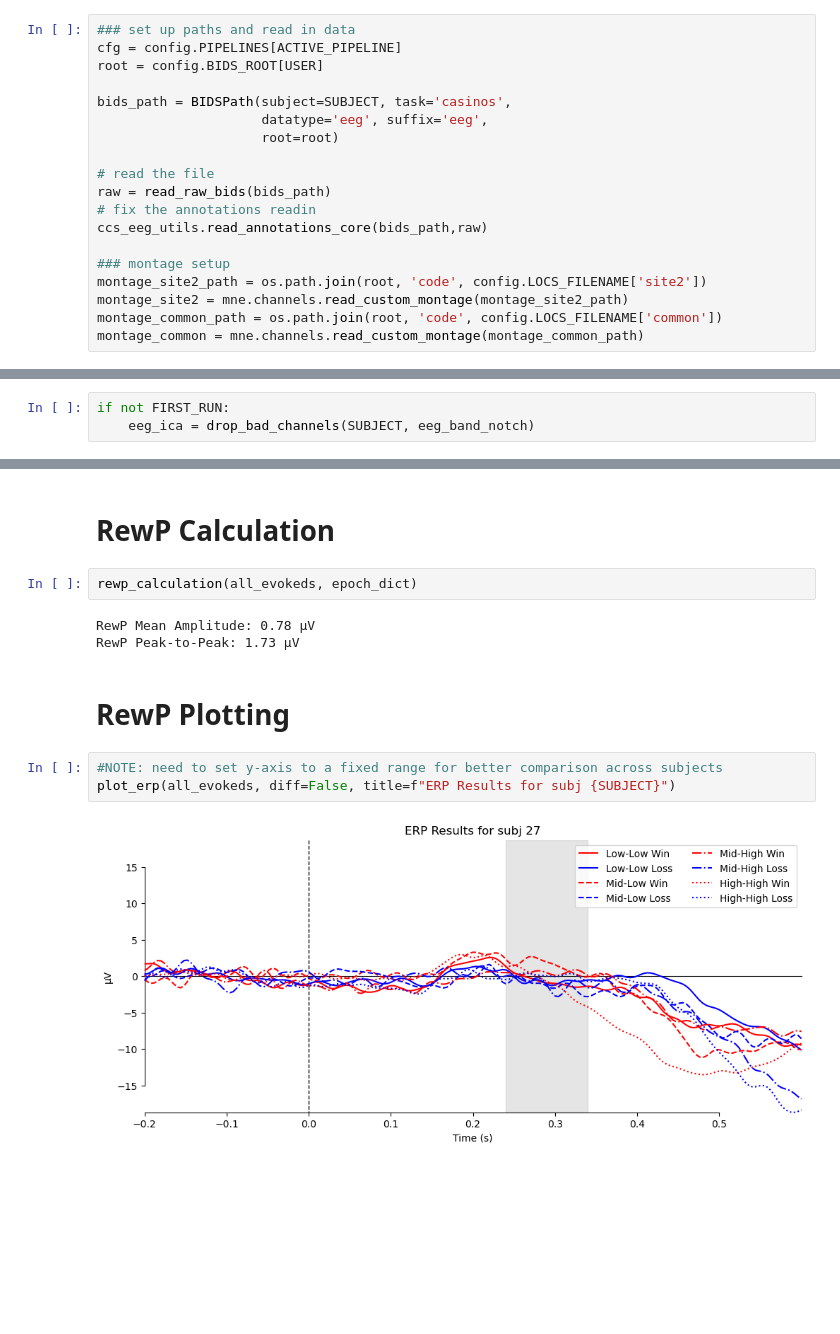
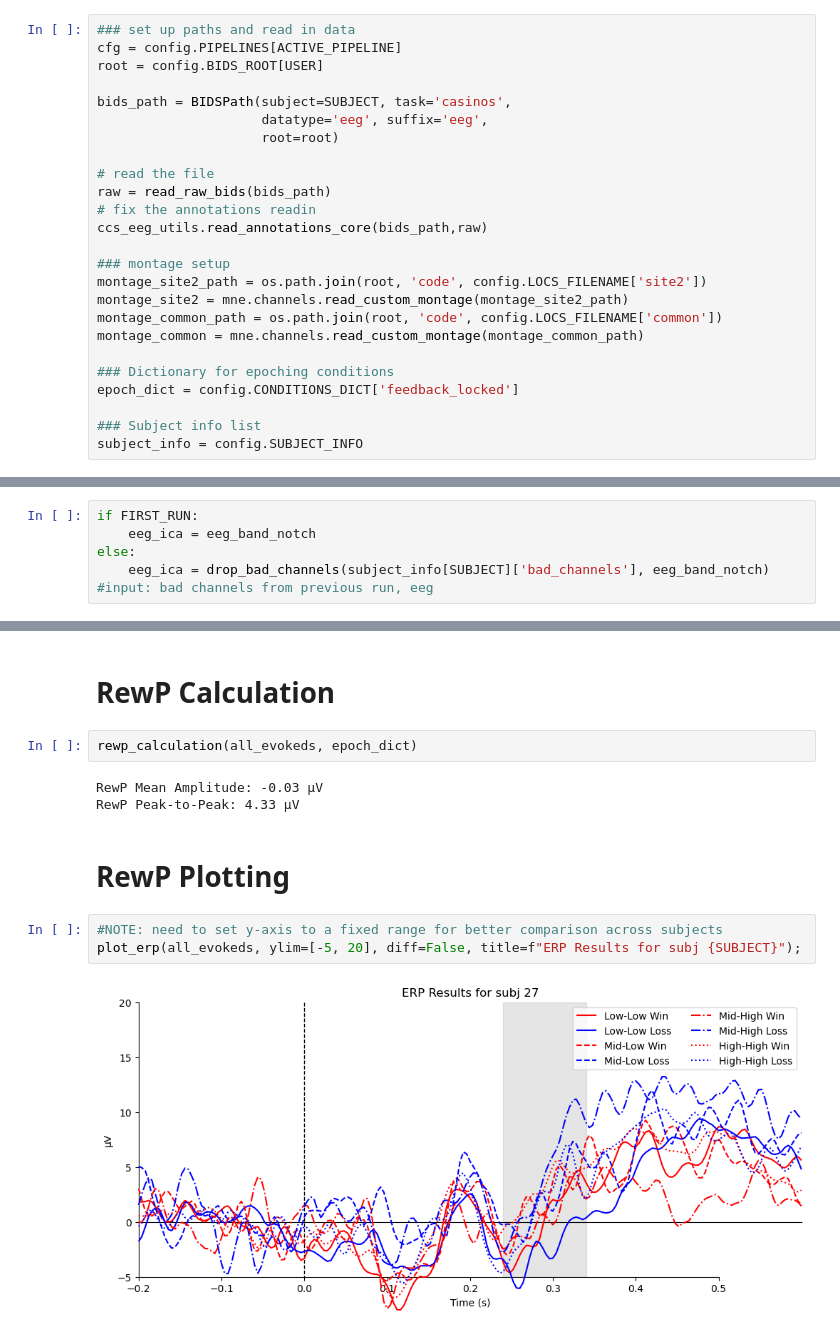
Before and after one commit to xuyg16/EEG_Reward-Processing_ERP, a Jupyter notebook: scripts/single_subject_processing.ipynb, the cells around one changed output, grey strips where cells are left out. Saved outputs shown, nothing was run; the diff lists cells and outputs as text; blank space fills up the shorter version.

Commit message:
changed the function for bad_channel dropping added y-axis limitation for erp plotting fixed some bugs in the main notebook

```diff
--- a/scripts/single_subject_processing.ipynb
+++ b/scripts/single_subject_processing.ipynb
@@ -140,6 +136,12 @@ montage_site2_path = os.path.join(root, 'code', config.LOCS_FILENAME['site2'])
 montage_site2 = mne.channels.read_custom_montage(montage_site2_path)
 montage_common_path = os.path.join(root, 'code', config.LOCS_FILENAME['common'])
 montage_common = mne.channels.read_custom_montage(montage_common_path)
+
+### Dictionary for epoching conditions
+epoch_dict = config.CONDITIONS_DICT['feedback_locked']
+
+### Subject info list
+subject_info = config.SUBJECT_INFO
 # %% [output]
 Extracting parameters from /Users/qianyueli/Documents/UniStuttgart/26WI/EEG/EEG_project/reward_dataset/sub-27/eeg/sub-27_task-casinos_eeg.vhdr...
 Setting channel info structure...
@@ -308,8 +310,10 @@ if INSPECTION_MODE == True:
 - subj 28: Fp1
 - subj 35: TP9
 # %%
-if not FIRST_RUN:
-    eeg_ica = drop_bad_channels(SUBJECT, eeg_band_notch)
+if FIRST_RUN:
+    eeg_ica = eeg_band_notch
+else:
+    eeg_ica = drop_bad_channels(subject_info[SUBJECT]['bad_channels'], eeg_band_notch)   #input: bad channels from previous run, eeg
 # %% [markdown]
 # Re-referencing
 # %% [markdown]
@@ -505,15 +498,15 @@ if INSPECTION_MODE == True:
 # %%
 rewp_calculation(all_evokeds, epoch_dict)
 # %% [output]
-RewP Mean Amplitude: 0.78 µV
-RewP Peak-to-Peak: 1.73 µV
+RewP Mean Amplitude: -0.03 µV
+RewP Peak-to-Peak: 4.33 µV
 # %% [markdown]
 # RewP Plotting
 # %%
 #NOTE: need to set y-axis to a fixed range for better comparison across subjects
-plot_erp(all_evokeds, diff=False, title=f"ERP Results for subj {SUBJECT}")
+plot_erp(all_evokeds, ylim=[-5, 20], diff=False, title=f"ERP Results for subj {SUBJECT}");
 # %% [output]
-[figure, old version]
+[figure, new version]
 # %%
 diff_evokeds = get_evoked_difference(all_evokeds)
 plot_erp(diff_evokeds, diff=True, title=f"RewP Difference Waves (Win-Loss) - Subject {SUBJECT}")
```
Also changed, not shown: parts of 7 cells of this notebook, 3 other files.
